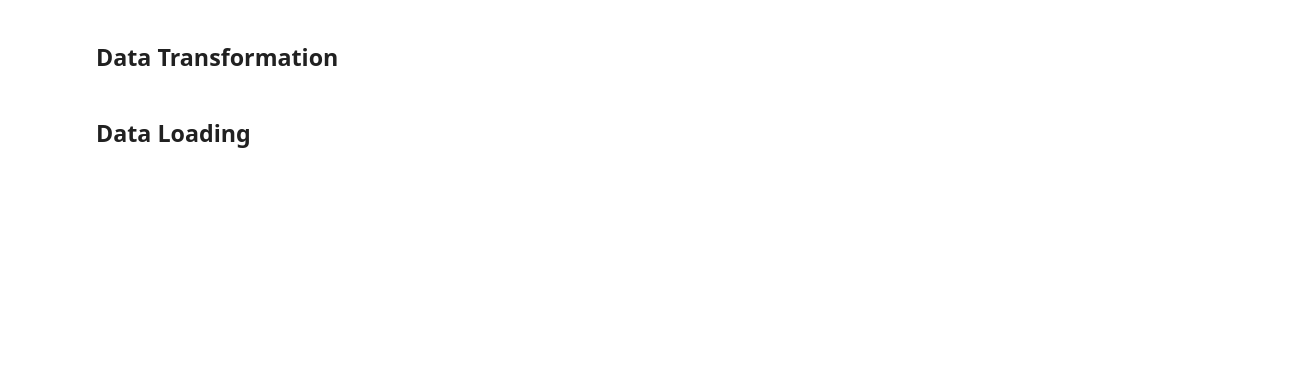
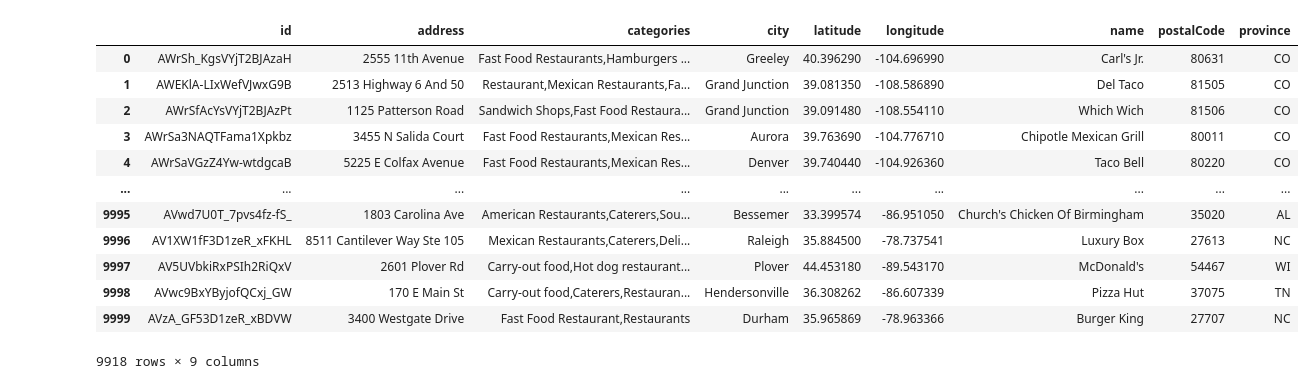
Before and after one commit to mjknj18/USA-Fast-Food-Restaurant-Analysis, a Jupyter notebook: USA_Fast_Food_Restaurant_Analysis_ETL.ipynb, the cells around one changed output. Drawn from its saved outputs; the diff is of its cells as text; code cells hidden in the pictures; blank space fills up the shorter version.

```diff
--- a/USA_Fast_Food_Restaurant_Analysis_ETL.ipynb
+++ b/USA_Fast_Food_Restaurant_Analysis_ETL.ipynb
@@ -14,6 +10,8 @@ from sqlalchemy import create_engine, inspect, func
 # %%
-#Define File Path for Fast Food Restaurant Data CSV File
-#YOUR CODE HERE
+#Set Path for Fast Food Restaurant CSV File
+file_path = "Datafiniti_Fast_Food_Restaurants_Jun19.csv"
 # %%
-#Load CSV File to Fast Food Restaurant Data Frame
-#YOUR CODE HERE
+#Load CSV File to Data Frame
+food_data = pd.read_csv(file_path)
+
+food_data
@@ -20,2 +31,0 @@ from sqlalchemy import create_engine, inspect, func
-# %% [markdown]
-## Data Transformation
@@ -38,2 +32,33 @@ from sqlalchemy import create_engine, inspect, func
-# %% [markdown]
-## Data Loading
+# %%
+#Drop Rows with Missing Data & Unncecessary Information
+fast_food = food_data.dropna()
+fast_food = fast_food.drop(["dateAdded", "dateUpdated", "primaryCategories", "country", "keys", "sourceURLs", "websites"], axis = 1)
+
+#Set All Zip Codes to Five Digit Values
+zip_codes = []
+
+for code in fast_food["postalCode"]:
+    if code.find("-") >= 0:
+        code_split = code.split("-")
+
+        zip_codes.append(int(code_split[0]))
+    else:
+        zip_codes.append(int(code))
+
+fast_food["postalCode"] = zip_codes
+
+fast_food
+# %% [output]
+|  | id | address | categories | city | latitude | longitude | name | postalCode | province |
+| 0 | AWrSh_KgsVYjT2BJAzaH | 2555 11th Avenue | Fast Food Restaurants,Hamburgers ... | Greeley | 40.396290 | -104.696990 | Carl's Jr. | 80631 | CO |
+| 1 | AWEKlA-LIxWefVJwxG9B | 2513 Highway 6 And 50 | Restaurant,Mexican Restaurants,Fa... | Grand Junction | 39.081350 | -108.586890 | Del Taco | 81505 | CO |
+| 2 | AWrSfAcYsVYjT2BJAzPt | 1125 Patterson Road | Sandwich Shops,Fast Food Restaura... | Grand Junction | 39.091480 | -108.554110 | Which Wich | 81506 | CO |
+| 3 | AWrSa3NAQTFama1Xpkbz | 3455 N Salida Court | Fast Food Restaurants,Mexican Res... | Aurora | 39.763690 | -104.776710 | Chipotle Mexican Grill | 80011 | CO |
+| 4 | AWrSaVGzZ4Yw-wtdgcaB | 5225 E Colfax Avenue | Fast Food Restaurants,Mexican Res... | Denver | 39.740440 | -104.926360 | Taco Bell | 80220 | CO |
+| ... | ... | ... | ... | ... | ... | ... | ... | ... | ... |
+| 9995 | AVwd7U0T_7pvs4fz-fS_ | 1803 Carolina Ave | American Restaurants,Caterers,Sou... | Bessemer | 33.399574 | -86.951050 | Church's Chicken Of Birmingham | 35020 | AL |
+| 9996 | AV1XW1fF3D1zeR_xFKHL | 8511 Cantilever Way Ste 105 | Mexican Restaurants,Caterers,Deli... | Raleigh | 35.884500 | -78.737541 | Luxury Box | 27613 | NC |
+| 9997 | AV5UVbkiRxPSIh2RiQxV | 2601 Plover Rd | Carry-out food,Hot dog restaurant... | Plover | 44.453180 | -89.543170 | McDonald's | 54467 | WI |
+| 9998 | AVwc9BxYByjofQCxj_GW | 170 E Main St | Carry-out food,Caterers,Restauran... | Hendersonville | 36.308262 | -86.607339 | Pizza Hut | 37075 | TN |
+| 9999 | AVzA_GF53D1zeR_xBDVW | 3400 Westgate Drive | Fast Food Restaurant,Restaurants | Durham | 35.965869 | -78.963366 | Burger King | 27707 | NC |
+9918 rows × 9 columns
```
Also changed, not shown: parts of 19 cells of this notebook, 4 other files.
